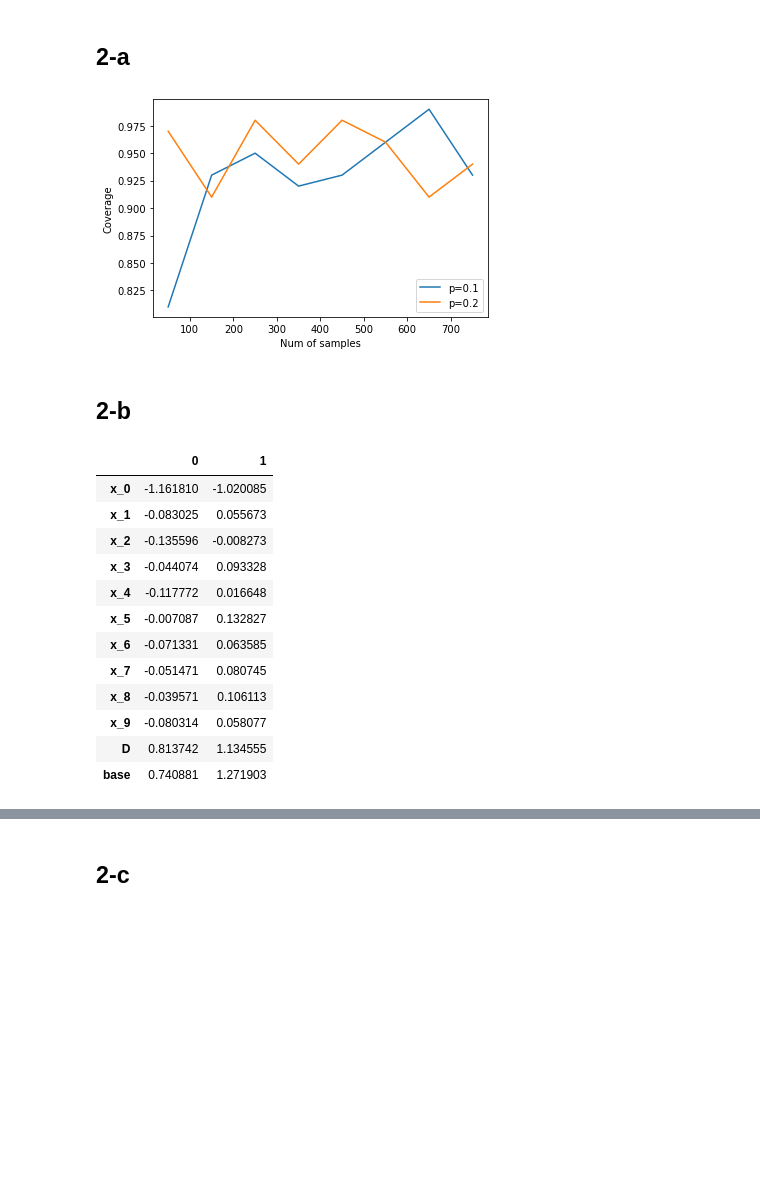
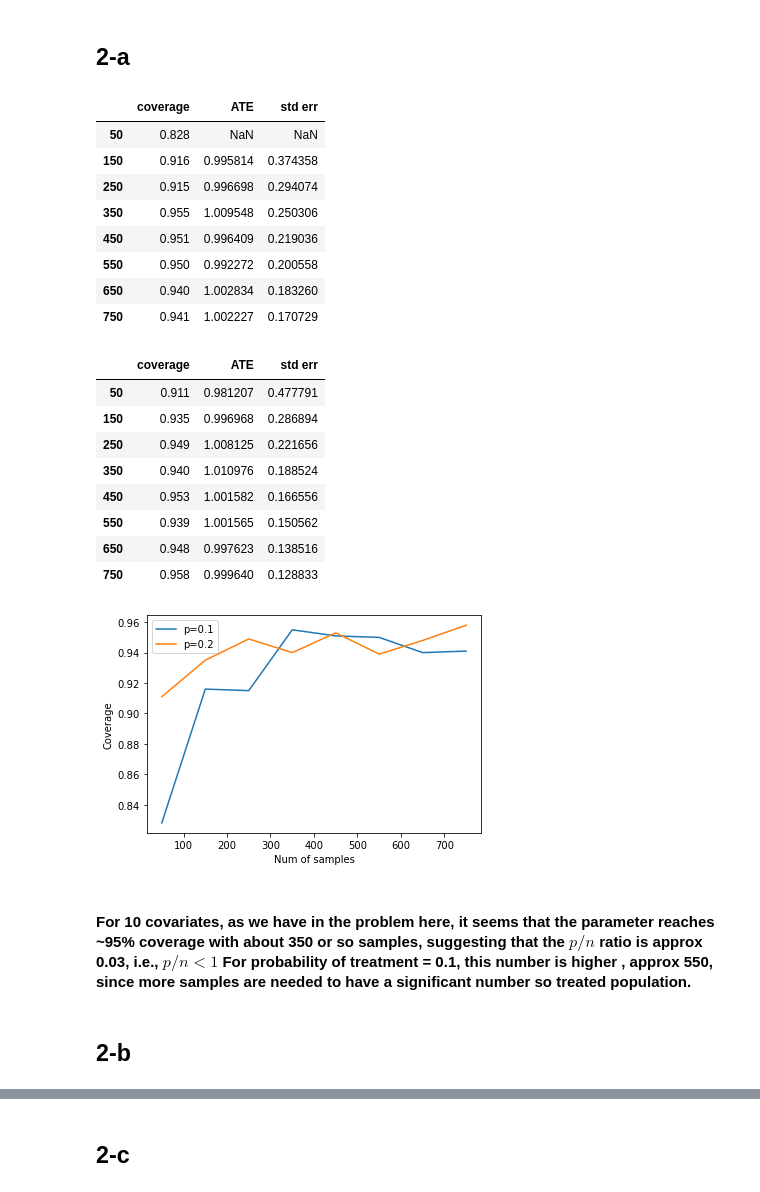
Before and after one commit to pradyumna-singh/MetricsMLNotebooks, a Jupyter notebook: hw/hw-2/HW-2.ipynb, the cells around one changed output, grey strips where cells are left out. Drawn from its saved outputs; the diff is of its cells as text; code cells hidden in the pictures; blank space fills up the shorter version.

```diff
--- a/hw/hw-2/HW-2.ipynb
+++ b/hw/hw-2/HW-2.ipynb
@@ -533,7 +502,8 @@ p = 0.2
 delta = 1
 base =0.3
 # %%
-np.random.seed(42)
+from collections import defaultdict
+# np.random.seed(42)
 
 # A simple experimental data generating process
 def gen_data(n, d, p, delta, base):
@@ -546,36 +516,63 @@ def gen_data(n, d, p, delta, base):
 
 def twomeans(y, D):
     hat0 = np.mean(y[D==0]) # mean of outcome of un-treated
     hat1 = np.mean(y[D==1]) # mean of outcome of treated
     V0 = np.var(y[D==0]) / np.mean(1 - D) # asymptotic variance of the mean of outcome of untreated
     V1 = np.var(y[D==1]) / np.mean(D) # asymptotic variance of the mean of outcome of treated
     return hat0, hat1, V0, V1
 
 def get_coverage(sample_sizes, d, p, delta, base, trials):
+    params = defaultdict(list)
     coverage = {}
     for sample_size in sample_sizes:
-        cov = []
+        cov, hats, stderrs = [], [], []
         for _ in range(trials):
             y, D, X = gen_data(sample_size, d, p, delta, base)
             hat0, hat1, V0, V1 = twomeans(y, D)
             hat = hat1 - hat0
+            hats.append(hat)
             stderr = np.sqrt((V0 + V1) / sample_size)
+            stderrs.append(stderr)
             ci = [hat - 1.96 * stderr, hat + 1.96 * stderr]
             cov += [(ci[0] <= delta) & (delta <= ci[1])]
+        params[sample_size].append(np.mean(cov))
+        params[sample_size].append(np.mean(hats))
+        params[sample_size].append(np.mean(stderrs))
         coverage[sample_size] = np.mean(cov)
-    return coverage
+    return coverage, params
 
 
 for prob in [0.1, 0.2]:
-    coverage = get_coverage(p=prob, sample_sizes=sample_sizes, d=d, delta=delta, base=base, trials=100)
+    coverage, params = get_coverage(p=prob, sample_sizes=sample_sizes, d=d, delta=delta, base=base, trials=1000)
     lists = sorted(coverage.items())
     x, y = zip(*lists)
     plt.plot(x, y, label = f'p={prob}')
     plt.xlabel("Num of samples")
     plt.ylabel("Coverage")
     plt.legend()
+    display(pd.DataFrame.from_dict(params, orient='index', columns=["coverage", "ATE", "std err"]))
 plt.show()
 # %% [output]
+|  | coverage | ATE | std err |
+| 50 | 0.828 | NaN | NaN |
+| 150 | 0.916 | 0.995814 | 0.374358 |
+| 250 | 0.915 | 0.996698 | 0.294074 |
+| 350 | 0.955 | 1.009548 | 0.250306 |
+| 450 | 0.951 | 0.996409 | 0.219036 |
+| 550 | 0.950 | 0.992272 | 0.200558 |
+| 650 | 0.940 | 1.002834 | 0.183260 |
+| 750 | 0.941 | 1.002227 | 0.170729 |
+|  | coverage | ATE | std err |
+| 50 | 0.911 | 0.981207 | 0.477791 |
+| 150 | 0.935 | 0.996968 | 0.286894 |
+| 250 | 0.949 | 1.008125 | 0.221656 |
+| 350 | 0.940 | 1.010976 | 0.188524 |
+| 450 | 0.953 | 1.001582 | 0.166556 |
+| 550 | 0.939 | 1.001565 | 0.150562 |
+| 650 | 0.948 | 0.997623 | 0.138516 |
+| 750 | 0.958 | 0.999640 | 0.128833 |
-[figure, old version]
+[figure, new version]
+# %% [markdown]
+#### For 10 covariates, as we have in the problem here, it seems that the parameter reaches ~95% coverage with about 350 or so samples, suggesting that the $p/n$ ratio is approx 0.03, i.e., $p/n < 1$  For probability of treatment = 0.1, this number is higher , approx 550, since more samples are needed to have a significant number so treated population.
 # %% [markdown]
 ## 2-b
@@ -590,16 +578,0 @@ ols = sm.OLS(y, df).fit(cov_type='HC1')
-# %%
-ols.conf_int(alpha = 0.05)
-# %% [output]
-|  | 0 | 1 |
-| x_0 | -1.161810 | -1.020085 |
-| x_1 | -0.083025 | 0.055673 |
-| x_2 | -0.135596 | -0.008273 |
-| x_3 | -0.044074 | 0.093328 |
-| x_4 | -0.117772 | 0.016648 |
-| x_5 | -0.007087 | 0.132827 |
-| x_6 | -0.071331 | 0.063585 |
-| x_7 | -0.051471 | 0.080745 |
-| x_8 | -0.039571 | 0.106113 |
-| x_9 | -0.080314 | 0.058077 |
-| D | 0.813742 | 1.134555 |
-| base | 0.740881 | 1.271903 |
```
Also changed, not shown: parts of 36 cells of this notebook.
